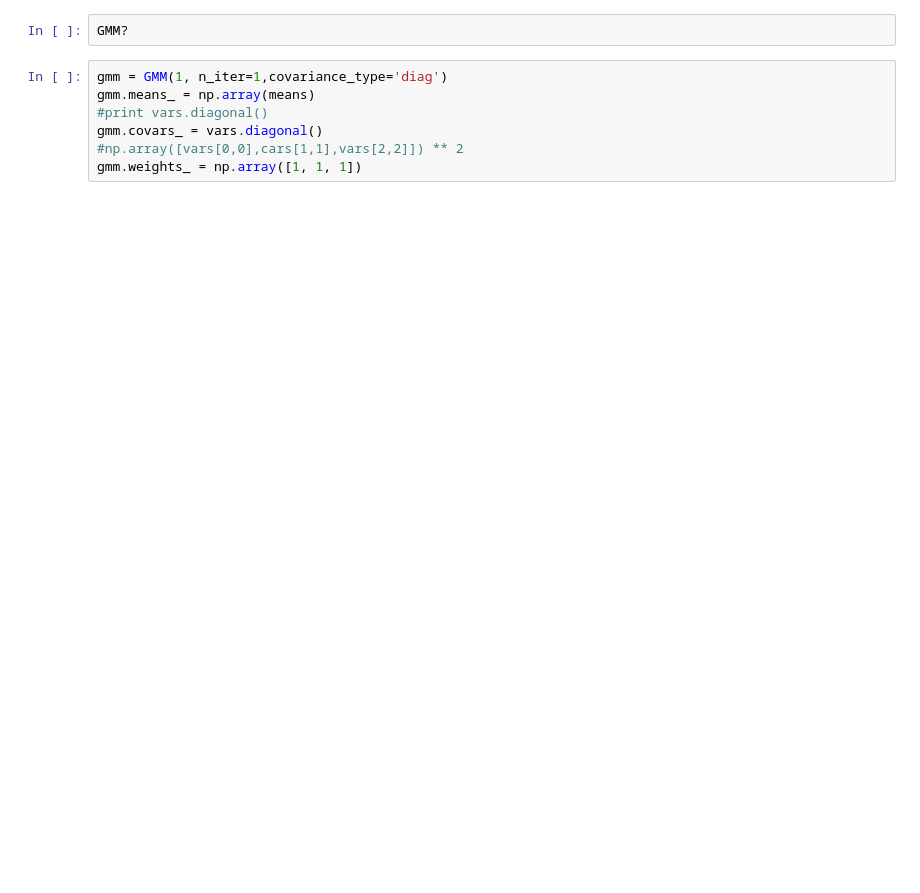
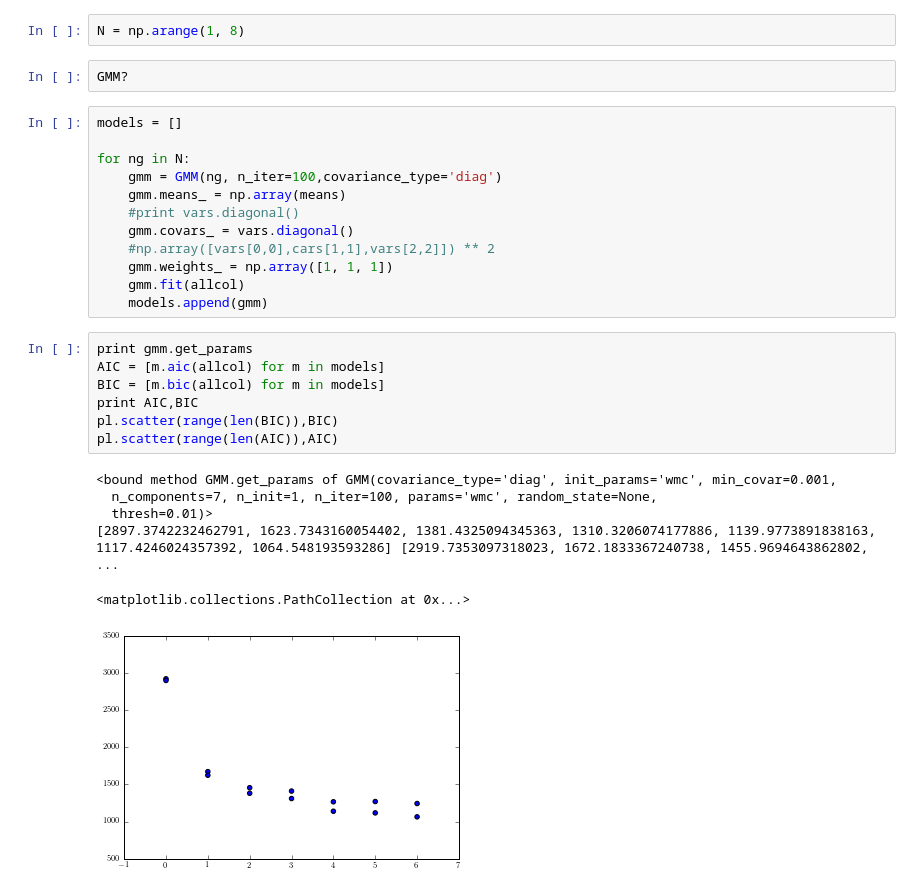
Before and after one commit to adrn/NYCastroML, a Jupyter notebook: hacks/wisehack_EM.ipynb, the cells around one changed output. Drawn from its saved outputs; the diff is of its cells as text; blank space fills up the shorter version.

```diff
--- a/hacks/wisehack_EM.ipynb
+++ b/hacks/wisehack_EM.ipynb
@@ -96,9 +202,30 @@ fig = triangle.corner(x, plot_contours=False, plot_datapoints=True)
+# %%
+N = np.arange(1, 8)
 # %%
 GMM?
 # %%
-gmm = GMM(1, n_iter=1,covariance_type='diag')
-gmm.means_ = np.array(means)
-#print vars.diagonal()
-gmm.covars_ = vars.diagonal()
-#np.array([vars[0,0],cars[1,1],vars[2,2]]) ** 2
-gmm.weights_ = np.array([1, 1, 1])
+models = []
+
+for ng in N:
+    gmm = GMM(ng, n_iter=100,covariance_type='diag')
+    gmm.means_ = np.array(means)
+    #print vars.diagonal()
+    gmm.covars_ = vars.diagonal()
+    #np.array([vars[0,0],cars[1,1],vars[2,2]]) ** 2
+    gmm.weights_ = np.array([1, 1, 1])
+    gmm.fit(allcol)
+    models.append(gmm)
+# %%
+print gmm.get_params
+AIC = [m.aic(allcol) for m in models]
+BIC = [m.bic(allcol) for m in models]
+print AIC,BIC
+pl.scatter(range(len(BIC)),BIC)
+pl.scatter(range(len(AIC)),AIC)
+# %% [output]
+<bound method GMM.get_params of GMM(covariance_type='diag', init_params='wmc', min_covar=0.001,
+  n_components=7, n_init=1, n_iter=100, params='wmc', random_state=None,
+  thresh=0.01)>
+[2897.3742232462791, 1623.7343160054402, 1381.4325094345363, 1310.3206074177886, 1139.9773891838163, 1117.4246024357392, 1064.548193593286] [2919.7353097318023, 1672.1833367240738, 1455.9694643862802, ...
+<matplotlib.collections.PathCollection at 0x...>
+[figure, added]
```
Also changed, not shown: parts of 24 cells of this notebook.
